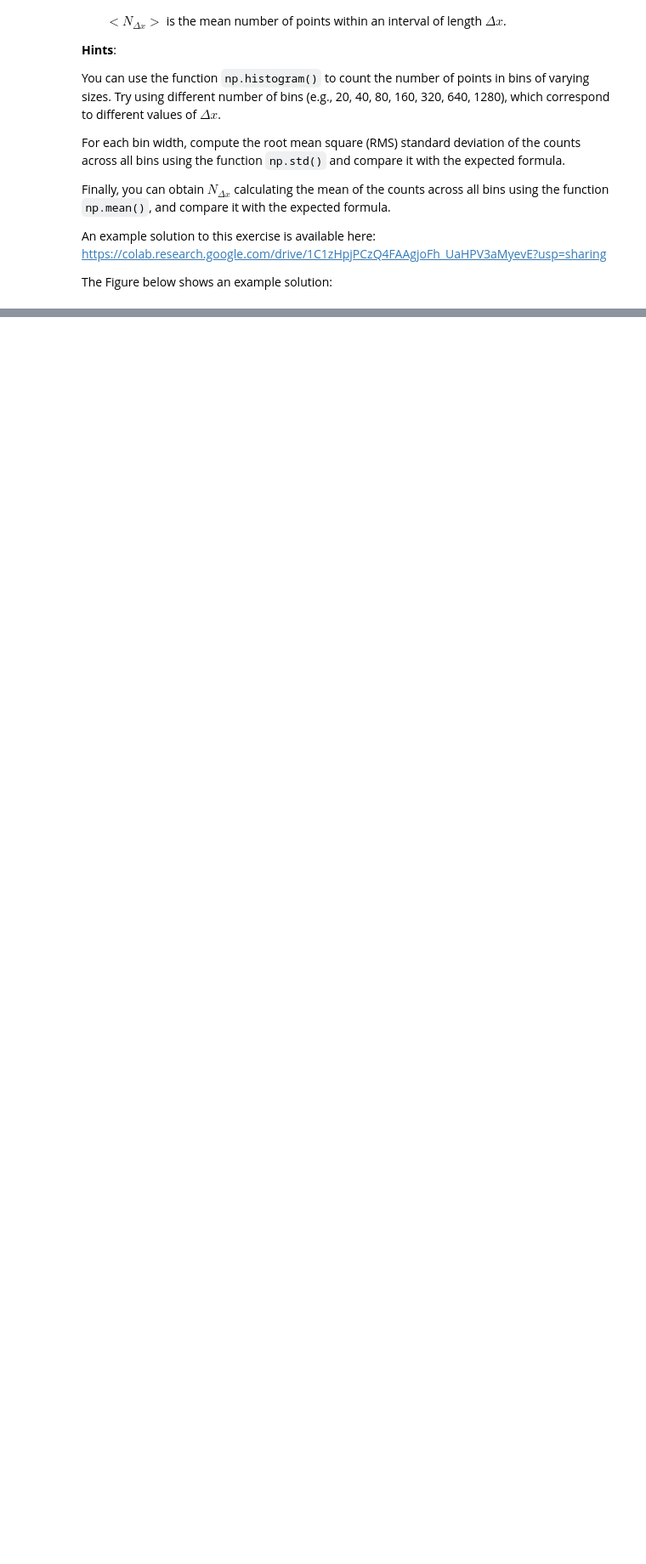
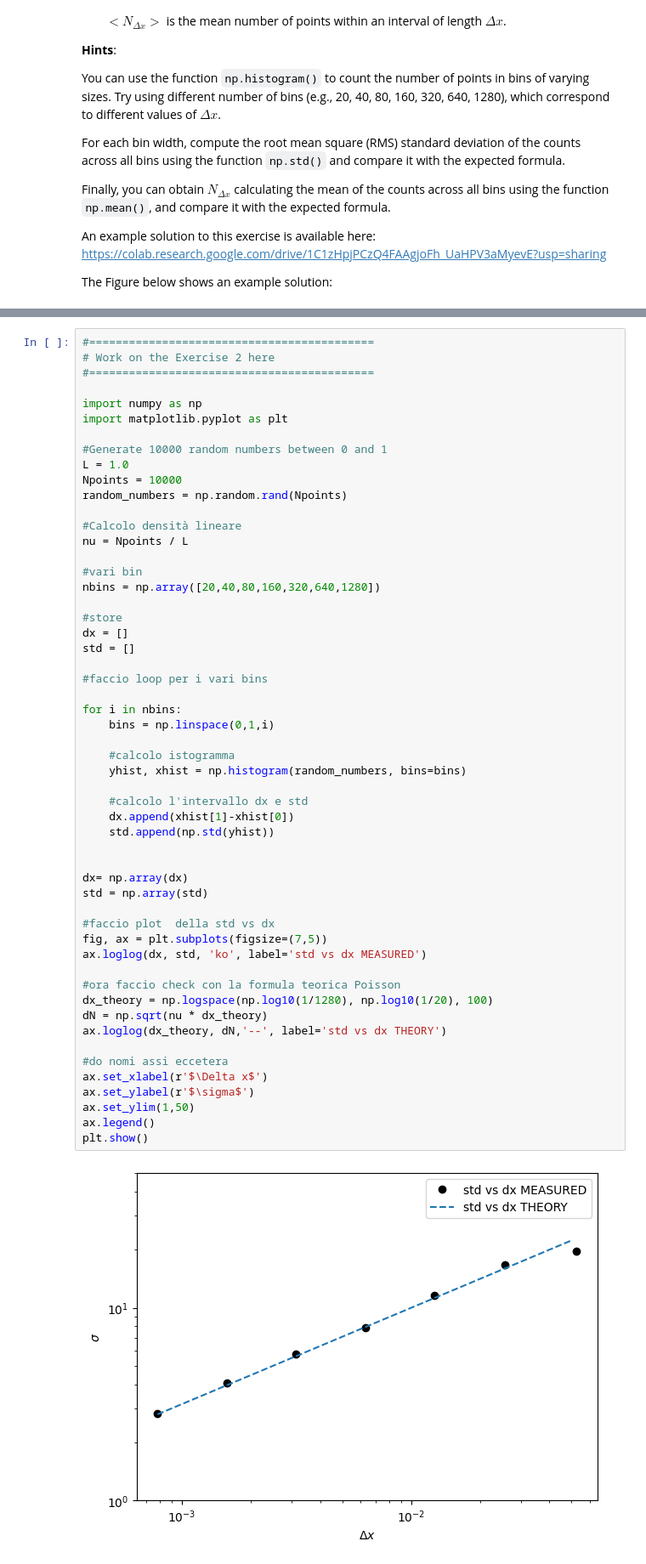
Before and after one commit to StefanoDolci/Esperimentazioni-di-Astrofisica-Unimib, a Jupyter notebook: Exercises/Lesson2-UncertaintiesAndDistributions.ipynb, the cells around one changed output, grey strips where cells are left out. Shown at 85% size. Saved outputs shown, nothing was run; the diff lists cells and outputs as text; blank space fills up the shorter version.

```diff
--- a/Exercises/Lesson2-UncertaintiesAndDistributions.ipynb
+++ b/Exercises/Lesson2-UncertaintiesAndDistributions.ipynb
@@ -225,0 +222,56 @@ The Figure below shows an example solution:
+# %%
+#===========================================
+# Work on the Exercise 2 here
+#===========================================
+
+import numpy as np
+import matplotlib.pyplot as plt
+
+#Generate 10000 random numbers between 0 and 1
+L = 1.0
+Npoints = 10000
+random_numbers = np.random.rand(Npoints)
+
+#Calcolo densità lineare
+nu = Npoints / L
+
+#vari bin
+nbins = np.array([20,40,80,160,320,640,1280])
+
+#store
+dx = []
+std = []
+
+#faccio loop per i vari bins
+
+for i in nbins:
+    bins = np.linspace(0,1,i)
+
+    #calcolo istogramma
+    yhist, xhist = np.histogram(random_numbers, bins=bins)
+
+    #calcolo l'intervallo dx e std
+    dx.append(xhist[1]-xhist[0])
+    std.append(np.std(yhist))
+
+
+dx= np.array(dx)
+std = np.array(std)
+
+#faccio plot  della std vs dx
+fig, ax = plt.subplots(figsize=(7,5))
+ax.loglog(dx, std, 'ko', label='std vs dx MEASURED')
+
+#ora faccio check con la formula teorica Poisson
+dx_theory = np.logspace(np.log10(1/1280), np.log10(1/20), 100)
+dN = np.sqrt(nu * dx_theory)
+ax.loglog(dx_theory, dN,'--', label='std vs dx THEORY')
+
+#do nomi assi eccetera
+ax.set_xlabel(r'$\Delta x$')
+ax.set_ylabel(r'$\sigma$')
+ax.set_ylim(1,50)
+ax.legend()
+plt.show()
+# %% [output]
+[figure, added]
```
Also changed, not shown: parts of 2 cells of this notebook, 1 other file.
